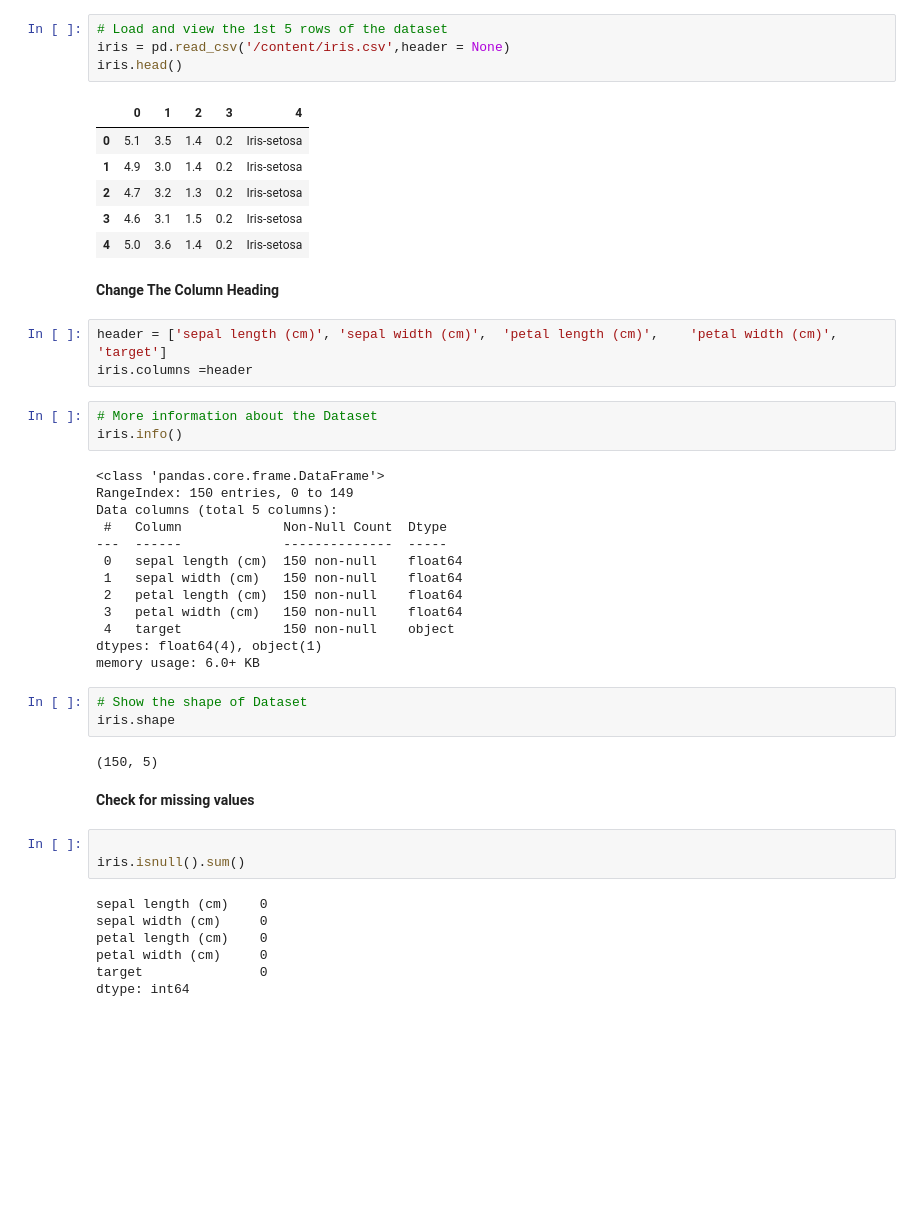
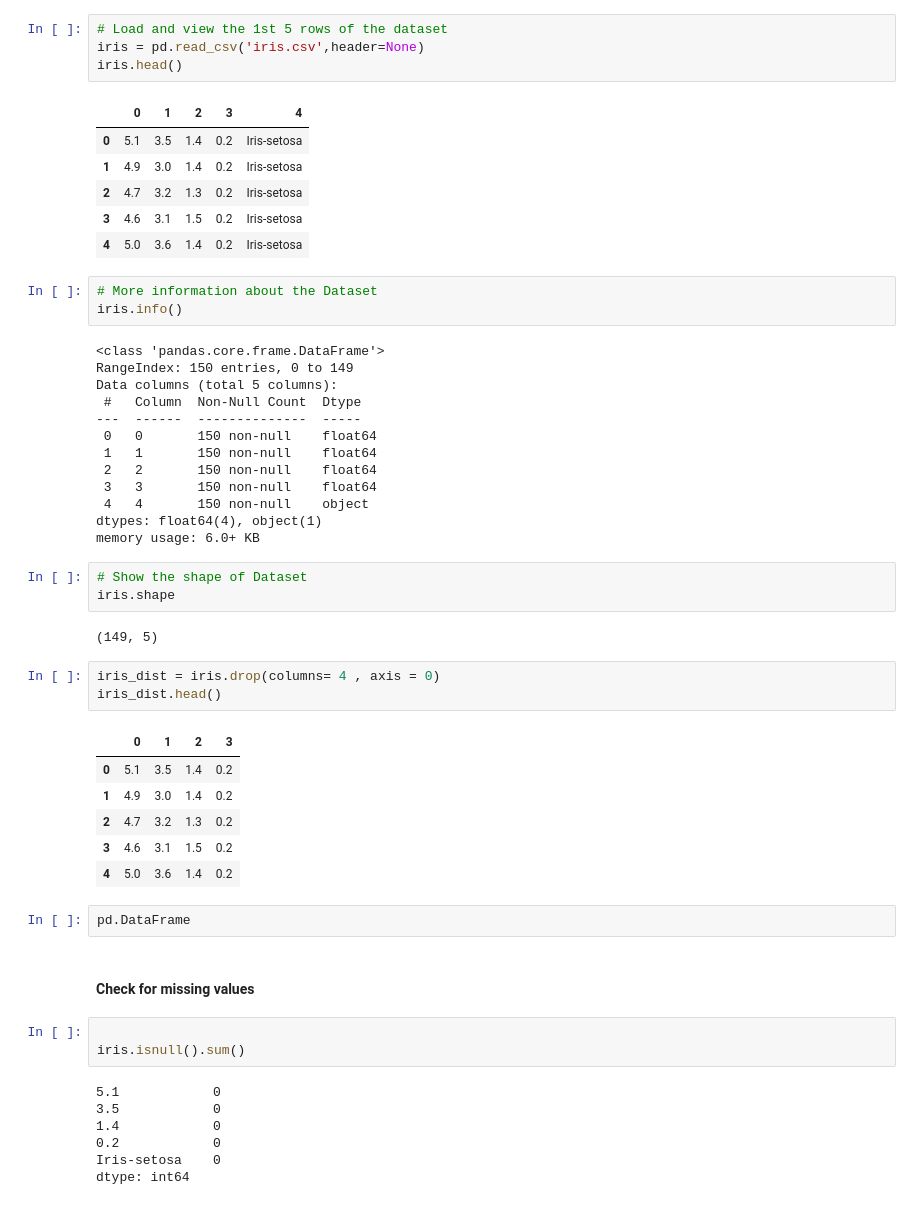
Before and after one commit to acaaattunde2012/Practise, a Jupyter notebook: Iris.ipynb, the cells around one changed output. Cells and saved outputs as stored; diff of their text form; blank space fills up the shorter version.

```diff
--- a/Iris.ipynb
+++ b/Iris.ipynb
@@ -45,6 +30,6 @@ https://www.kaggle.com/datasets/vikrishnan/iris-dataset?select=iris.data.csv
 # %%
 # Load and view the 1st 5 rows of the dataset
-iris = pd.read_csv('/content/iris.csv',header = None)
+iris = pd.read_csv('iris.csv',header=None)
 iris.head()
 # %% [output]
 |  | 0 | 1 | 2 | 3 | 4 |
@@ -53,11 +38,6 @@ iris.head()
 | 2 | 4.7 | 3.2 | 1.3 | 0.2 | Iris-setosa |
 | 3 | 4.6 | 3.1 | 1.5 | 0.2 | Iris-setosa |
 | 4 | 5.0 | 3.6 | 1.4 | 0.2 | Iris-setosa |
-# %% [markdown]
- **Change The Column Heading**
-# %%
-header = ['sepal length (cm)', 'sepal width (cm)',	'petal length (cm)',	'petal width (cm)', 'target']
-iris.columns =header
 # %%
 # More information about the Dataset
 iris.info()
@@ -65,31 +45,43 @@ iris.info()
 <class 'pandas.core.frame.DataFrame'>
 RangeIndex: 150 entries, 0 to 149
 Data columns (total 5 columns):
- #   Column             Non-Null Count  Dtype
----  ------             --------------  -----
- 0   sepal length (cm)  150 non-null    float64
- 1   sepal width (cm)   150 non-null    float64
- 2   petal length (cm)  150 non-null    float64
- 3   petal width (cm)   150 non-null    float64
- 4   target             150 non-null    object
+ #   Column  Non-Null Count  Dtype
+---  ------  --------------  -----
+ 0   0       150 non-null    float64
+ 1   1       150 non-null    float64
+ 2   2       150 non-null    float64
+ 3   3       150 non-null    float64
+ 4   4       150 non-null    object
 dtypes: float64(4), object(1)
 memory usage: 6.0+ KB
 # %%
 # Show the shape of Dataset
 iris.shape
 # %% [output]
-(150, 5)
+(149, 5)
+# %%
+iris_dist = iris.drop(columns= 4 , axis = 0)
+iris_dist.head()
+# %% [output]
+|  | 0 | 1 | 2 | 3 |
+| 0 | 5.1 | 3.5 | 1.4 | 0.2 |
+| 1 | 4.9 | 3.0 | 1.4 | 0.2 |
+| 2 | 4.7 | 3.2 | 1.3 | 0.2 |
+| 3 | 4.6 | 3.1 | 1.5 | 0.2 |
+| 4 | 5.0 | 3.6 | 1.4 | 0.2 |
+# %%
+pd.DataFrame
 # %% [markdown]
- **Check for missing values**
+#### Check for missing values
 # %%
 
 iris.isnull().sum()
 # %% [output]
-sepal length (cm)    0
-sepal width (cm)     0
-petal length (cm)    0
-petal width (cm)     0
-target               0
+5.1            0
+3.5            0
+1.4            0
+0.2            0
+Iris-setosa    0
 dtype: int64
 # %%
 iris.isna().sum()
```
Also changed, not shown: parts of 86 cells of this notebook, 1 other file.
